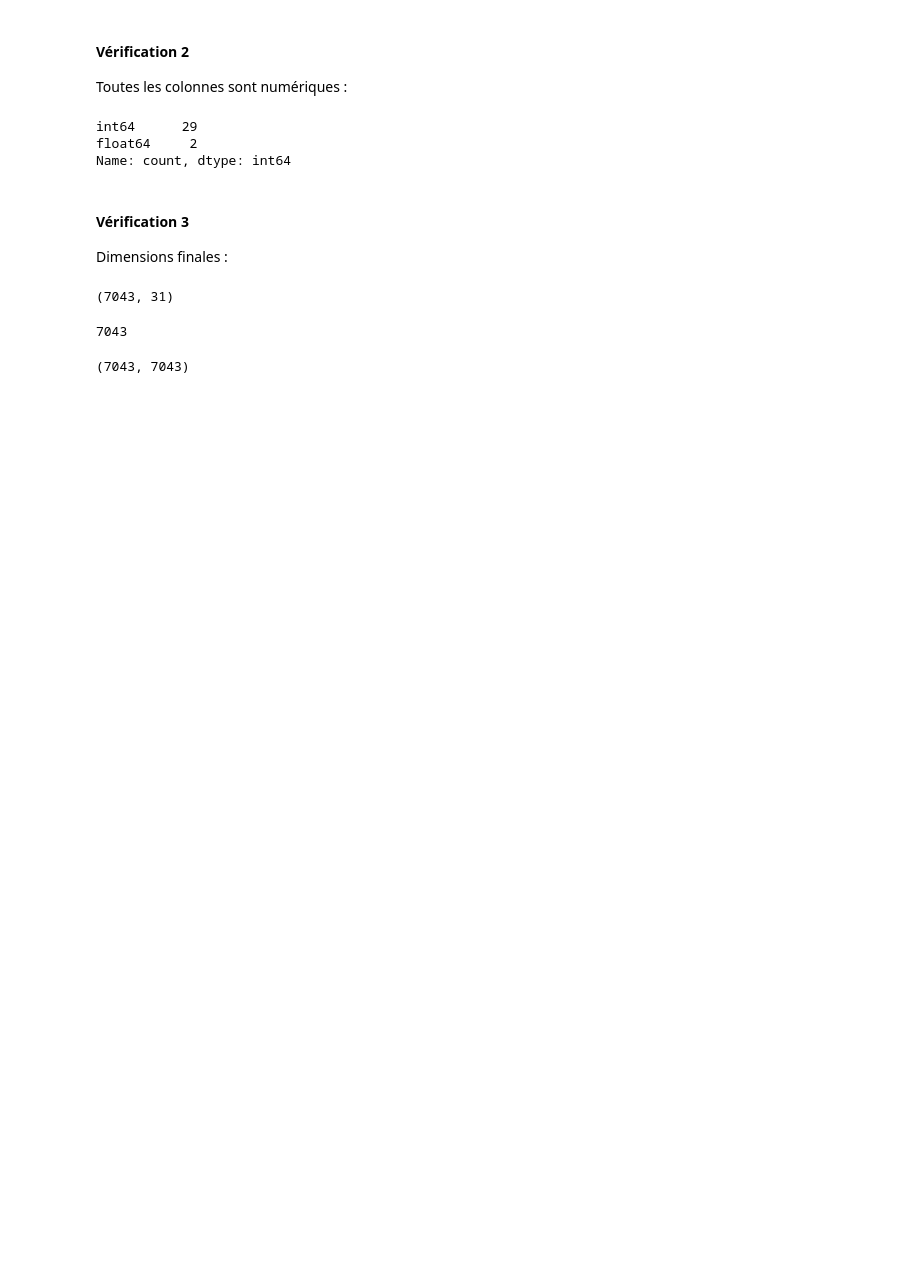
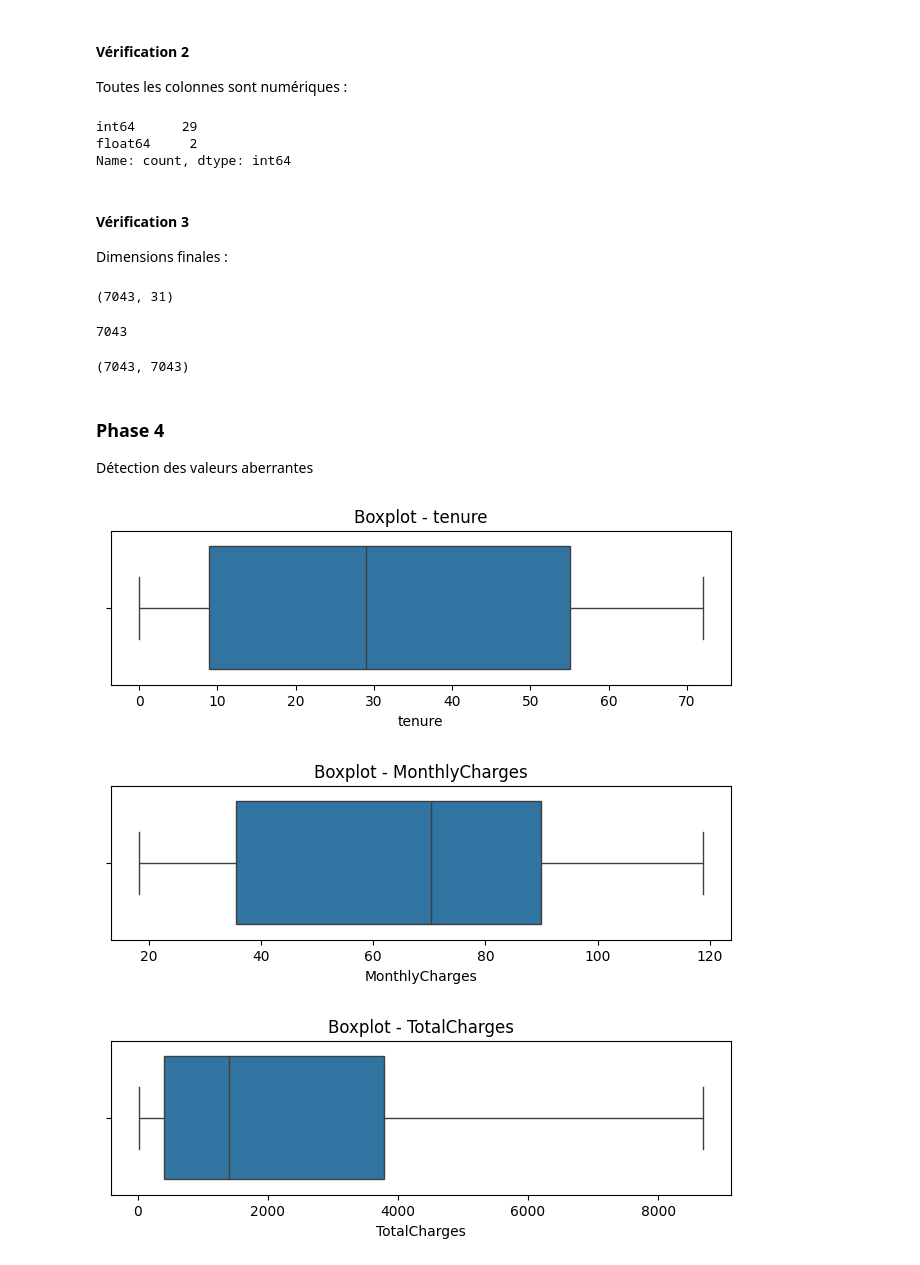
Before and after one commit to bms-awadi/arene-des-algos-Awadi_BEDJA, a Jupyter notebook: Partie2_data_collecte_preprocessing/telco_churn.ipynb, the cells around one changed output. Cells and saved outputs as stored; diff of their text form; code cells hidden in the pictures; blank space fills up the shorter version.

```diff
--- a/Partie2_data_collecte_preprocessing/telco_churn.ipynb
+++ b/Partie2_data_collecte_preprocessing/telco_churn.ipynb
@@ -430,3 +430,7 @@ print(
 )
 # %% [output]
 (7043, 7043)
+# %% [markdown]
+### Phase 4
+
+Détection des valeurs aberrantes
@@ -432,0 +440,22 @@ print(
+# %%
+colonnes_numeriques = [
+    "tenure",
+    "MonthlyCharges",
+    "TotalCharges"
+]
+
+for col in colonnes_numeriques:
+
+    plt.figure(figsize=(8,2))
+
+    sns.boxplot(
+        x=df[col]
+    )
+
+    plt.title(f"Boxplot - {col}")
+
+    plt.show()
+# %% [output]
+[figure, added]
+[figure, added]
+[figure, added]
```
Also changed, not shown: parts of 7 cells of this notebook, 1 other file.
